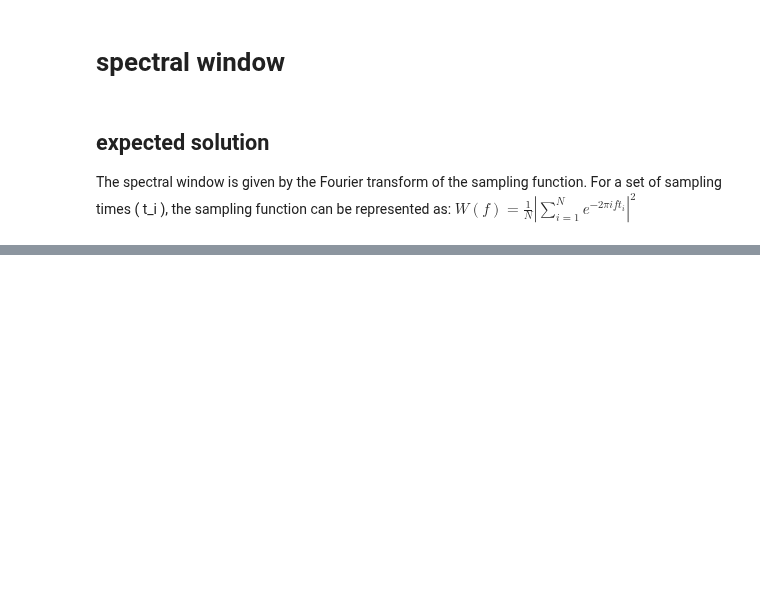
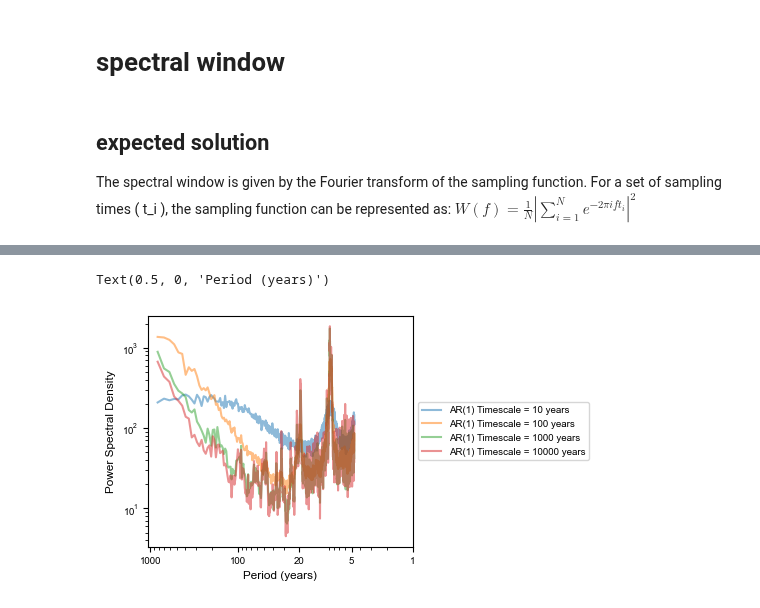
Before and after one commit to ericjmei/methane_noise_forcing, a Jupyter notebook: notebooks/explore_spectral/sampling_artifacts.ipynb, the cells around one changed output, grey strips where cells are left out. Drawn from its saved outputs; the diff is of its cells as text; code cells hidden in the pictures; blank space fills up the shorter version.

```diff
--- a/notebooks/explore_spectral/sampling_artifacts.ipynb
+++ b/notebooks/explore_spectral/sampling_artifacts.ipynb
@@ -130,0 +310,27 @@ for i, site in enumerate(site_names):
+# %%
+## plot the 10-10,000 year sampled mean psd
+fig, ax = plt.subplots(
+    1, 1, figsize=(fig_width_options["one_column"], 3)
+)
+for tau in [10, 100, 1000, 10000]:
+    mean_samp, ci_lower_samp, ci_upper_samp = calculate_mean_and_ci(
+        psd_sampled[tau].sel(frequency=slice(freq_min, None)), ci=0.95
+    )
+    ax.plot(
+        1 / psd_sampled[tau].sel(frequency=slice(freq_min, None)).frequency,
+        mean_samp,
+        label=f"AR(1) Timescale = {tau} years" if tau !=0 else "White Noise",
+        alpha=0.5
+    )
+
+ax.set_xscale("log")
+ax.set_yscale("log")
+ax.invert_xaxis()
+ax.legend(loc='center left', bbox_to_anchor=(1, 0.5))
+ax.set_xticks(psd_x_tick_labels)
+ax.set_xticklabels([f"{tick}" for tick in psd_x_tick_labels])
+ax.set_ylabel("Power Spectral Density", fontsize=large_font)
+ax.set_xlabel("Period (years)", fontsize=large_font)
+# %% [output]
+Text(0.5, 0, 'Period (years)')
+[figure, added]
```
Also changed, not shown: parts of 12 cells of this notebook.
